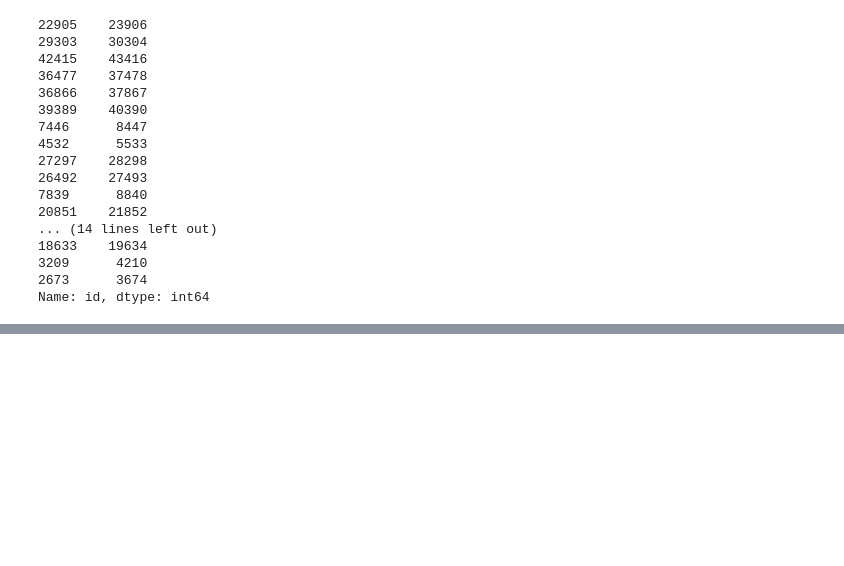
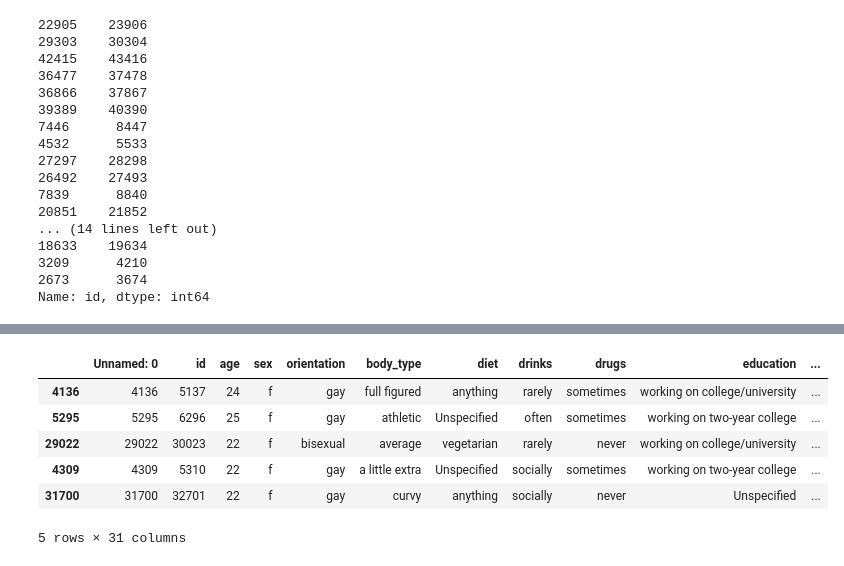
Before and after one commit to BensonMuriu/Dating-App-Recommender, a Jupyter notebook: P5_Notebook.ipynb, the cells around one changed output, grey strips where cells are left out. Cells and saved outputs as stored; diff of their text form; code cells hidden in the pictures; blank space fills up the shorter version.

Commit message:
Finsished the final 'pata mchumba function'

```diff
--- a/P5_Notebook.ipynb
+++ b/P5_Notebook.ipynb
@@ -2496,7 +2507,24 @@ records_fetcher(user_matches.values, fdf)
+# %%
+# function to get user details which based on a given user id
+def parameters_fetcher(user_id, df, gap):
+    orientation = df[ df.id == user_id ].orientation.values[0]
+    gender = df[ df.id == user_id ].sex.values[0]
+    sign = df[ df.id == user_id ].sign.values[0]
+    sign_serious = df[ df.id == user_id ].signSerious.values[0]
+    drugs2 = df[ df.id == user_id ].drugs2.values[0]
+    smokes2 = df[ df.id == user_id ].smokes2.values[0]
+    drinks2 = df[ df.id == user_id].drinks2.values[0]
+    religion_serious = df[ df.id == user_id ].religionSerious.values[0]
+    religion = df[ df.id == user_id ].religion.values[0]
+    age = df[ df.id ==  user_id ].age.values[0]
+
+    return orientation, gender, df, sign, sign_serious, drugs2, smokes2, drinks2,religion_serious, religion, age, gap, user_id
 # %%
-def pata_mchumba_model(orientation, gender, df, sign, sign_serious, drugs2, smokes2, drinks2, religion_serious, religion, age, gap, id):
-    user_matches, fdf = final_model(orientation, gender, df, sign, sign_serious, drugs2, smokes2, drinks2, religion_serious, religion, age, gap, id)
+def pata_mchumba_model(user_id, df, gap):
+    orientation, gender, df, sign, sign_serious, drugs2, smokes2, drinks2,religion_serious, religion, age, gap, user_id = parameters_fetcher(user_id, df, gap)
 
-    results = records_fetcher(user_matches.values, fdf)
+    user_matches, fdf = final_model(orientation, gender, df, sign, sign_serious, drugs2, smokes2, drinks2,religion_serious, religion, age, gap, user_id)
+
+    results = records_fetcher(user_matches, fdf)
 
     return results, fdf
@@ -2524,0 +2531,11 @@ matches
+# %%
+matches, fdf = pata_mchumba_model(user_id=1030, df=dating_df, gap=3)
+matches.head()
+# %% [output]
+|  | Unnamed: 0 | id | age | sex | orientation | body_type | diet | drinks | drugs | education | ... |
+| 4136 | 4136 | 5137 | 24 | f | gay | full figured | anything | rarely | sometimes | working on college/university | ... |
+| 5295 | 5295 | 6296 | 25 | f | gay | athletic | Unspecified | often | sometimes | working on two-year college | ... |
+| 29022 | 29022 | 30023 | 22 | f | bisexual | average | vegetarian | rarely | never | working on college/university | ... |
+| 4309 | 4309 | 5310 | 22 | f | gay | a little extra | Unspecified | socially | sometimes | working on two-year college | ... |
+| 31700 | 31700 | 32701 | 22 | f | gay | curvy | anything | socially | never | Unspecified | ... |
+5 rows × 31 columns
```
Also changed, not shown: parts of 10 cells of this notebook.
